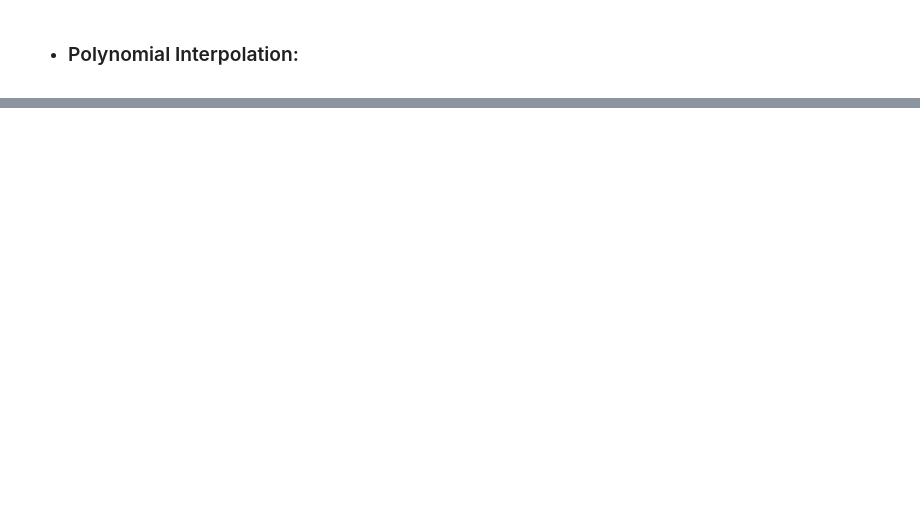
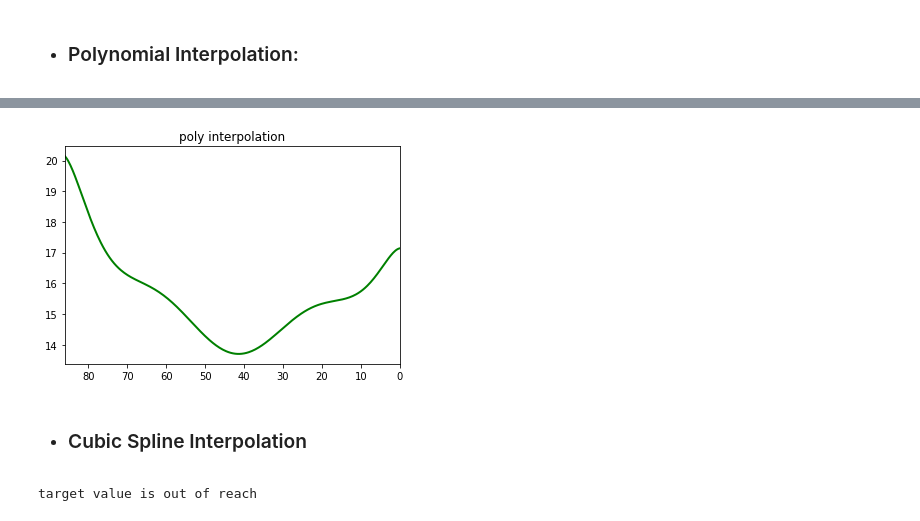
Before and after one commit to yy2792/numerical, a Jupyter notebook: interpolation/grading/Interpolation_Grading.ipynb, the cells around one changed output, grey strips where cells are left out. Cells and saved outputs as stored; diff of their text form; code cells hidden in the pictures; blank space fills up the shorter version.

```diff
--- a/interpolation/grading/Interpolation_Grading.ipynb
+++ b/interpolation/grading/Interpolation_Grading.ipynb
@@ -44,4 +51,4 @@ li.plot()
 # %% [markdown]
 - ### Polynomial Interpolation:
 # %%
-pi = Neville_algo()
+pi = Neville_algo.Poly_itp(x, y)
@@ -49,0 +86,6 @@ TypeError: 'module' object is not callable
+# %%
+pi.plot()
+# %% [output]
+[figure, added]
+# %% [markdown]
+- ### Cubic Spline Interpolation
@@ -49,0 +99,7 @@ TypeError: 'module' object is not callable
+# %%
+try:
+    ci.interpolate(90)
+except cubic_spline.MyError as e:
+    print(e)
+# %% [output]
+target value is out of reach
```
Also changed, not shown: parts of 18 cells of this notebook, 3 other files.
